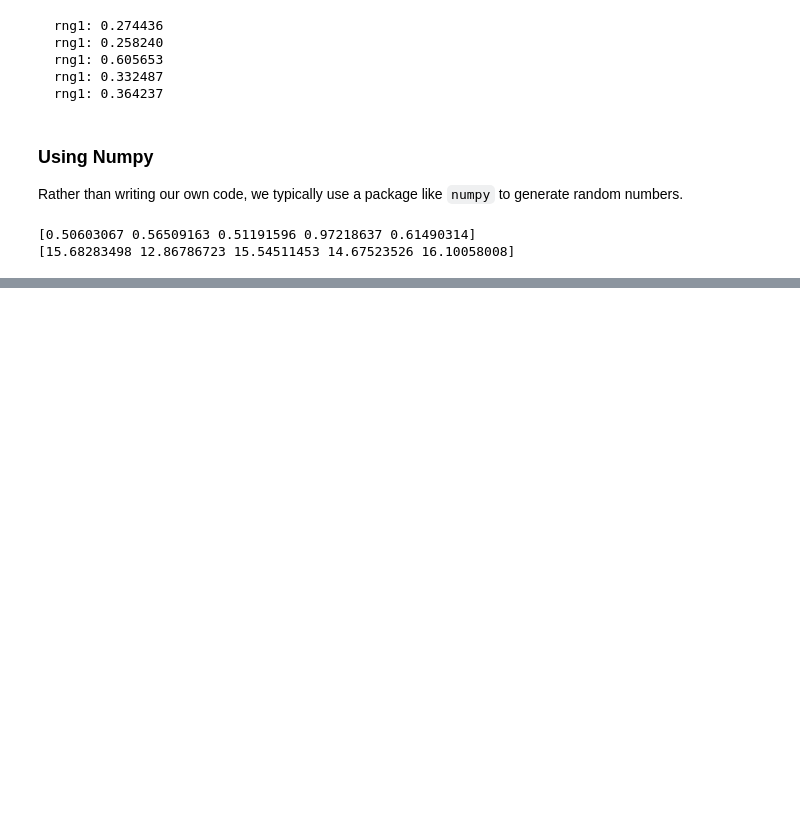
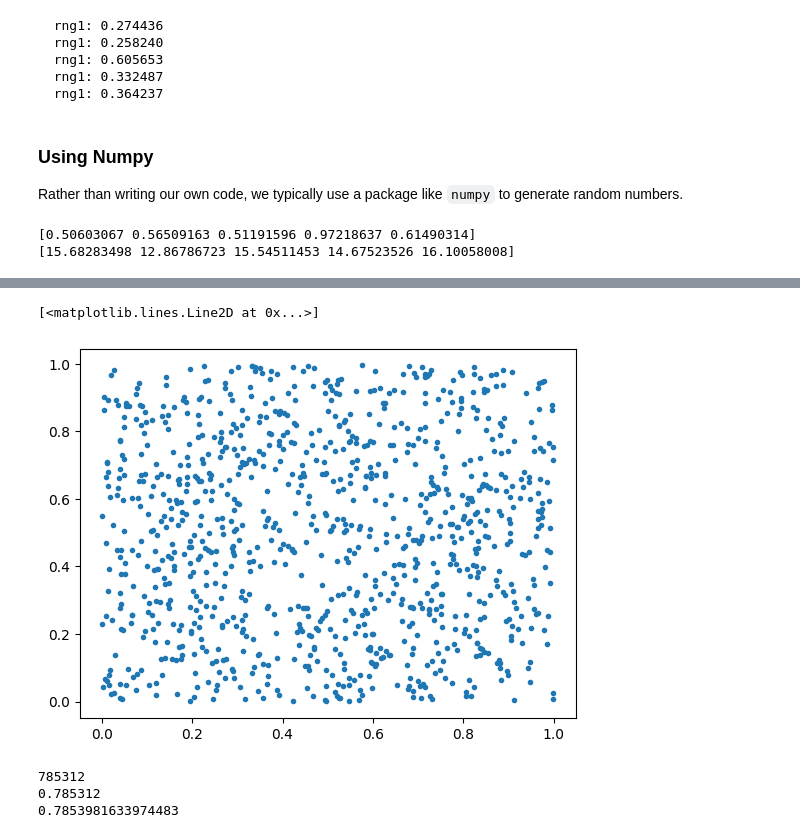
Before and after one commit to Elpog1/EMSC2010-W5-L1, a Jupyter notebook: EMSC2010_W5_L1_u8222275.ipynb, the cells around one changed output, grey strips where cells are left out. Saved outputs shown, nothing was run; the diff lists cells and outputs as text; code cells hidden in the pictures; blank space fills up the shorter version.

```diff
--- a/EMSC2010_W5_L1_u8222275.ipynb
+++ b/EMSC2010_W5_L1_u8222275.ipynb
@@ -81,0 +82,8 @@ plt.hist(X, bins=50)
+# %%
+Ntot = 1000
+X = rng.uniform(size=Ntot)
+Y = rng.uniform(size=Ntot)
+plt.plot(X,Y,'.')
+# %% [output]
+[<matplotlib.lines.Line2D at 0x...>]
+[figure, added]
@@ -81,0 +92,14 @@ plt.hist(X, bins=50)
+# %%
+Ntot = 1000000
+X = rng.uniform(size=Ntot)
+Y = rng.uniform(size=Ntot)
+D = np.sqrt((X-0.5)**2 + (Y-0.5)**2)
+Nc = np.sum(D<0.5)
+print(Nc)
+Ac = Nc/Ntot
+print(Ac)
+print(np.pi*0.5**2)
+# %% [output]
+785312
+0.785312
+0.7853981633974483
```
Also changed, not shown: parts of 2 cells of this notebook.
